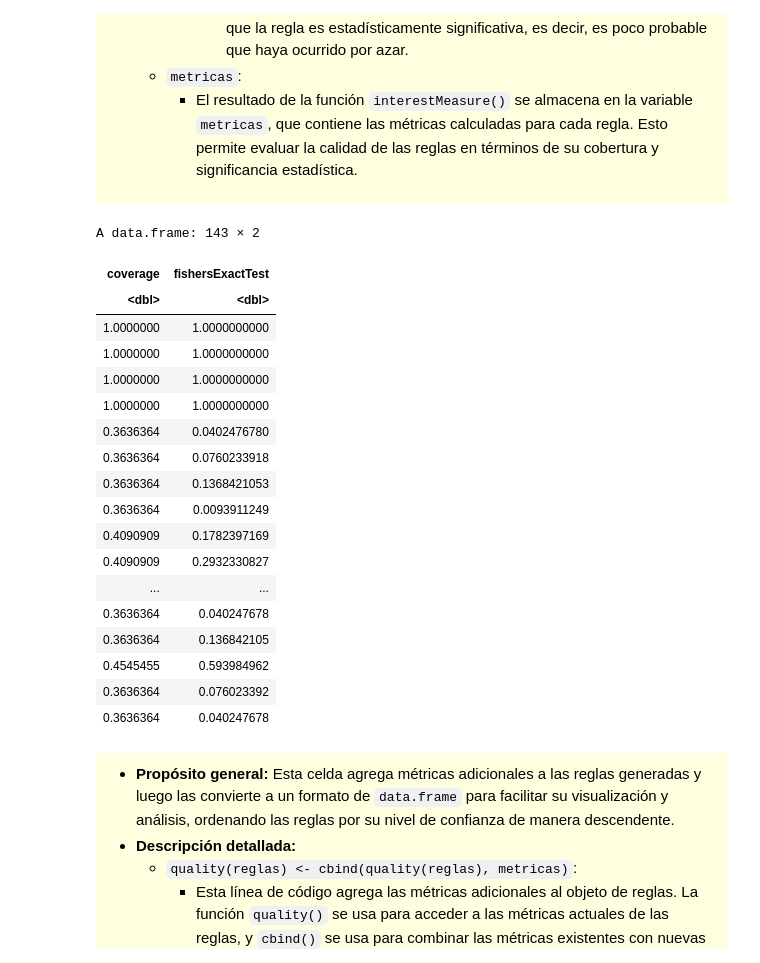
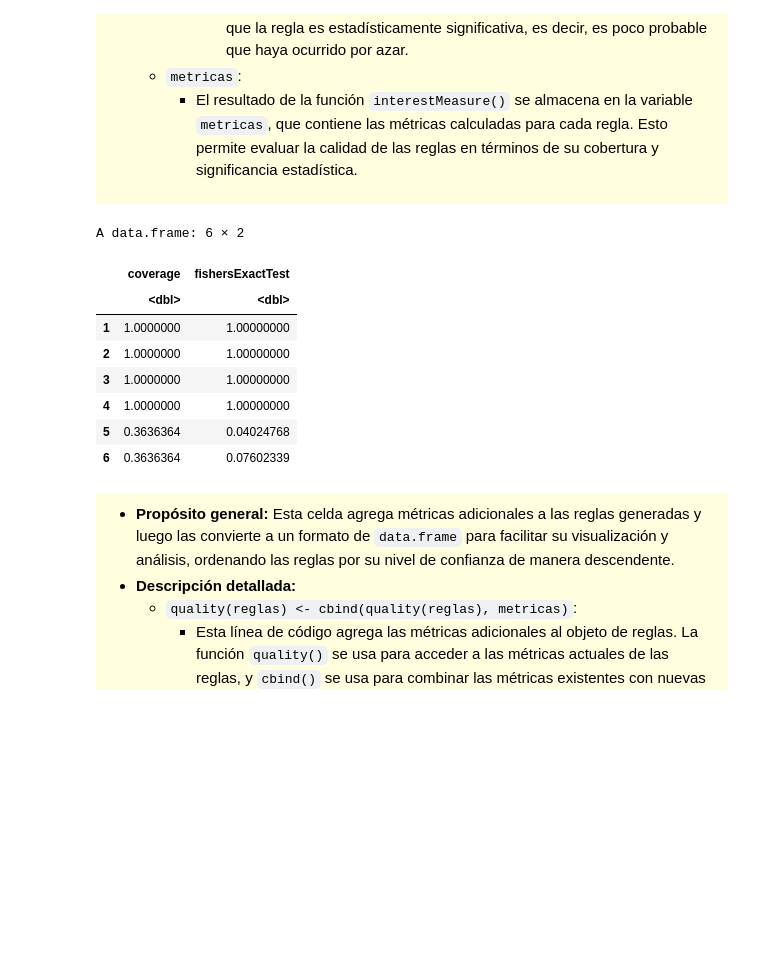
Before and after one commit to cristiandelahooz/descriptive-model-apriori, a Jupyter notebook: notebooks/asociacion/apriori.ipynb, the cells around one changed output. Cells and saved outputs as stored; diff of their text form; code cells hidden in the pictures; blank space fills up the shorter version.

Commit message:
feat: enhance data visualization and improve analysis workflow in notebooks

```diff
--- a/notebooks/asociacion/apriori.ipynb
+++ b/notebooks/asociacion/apriori.ipynb
@@ -658,29 +658,19 @@ creating S4 object  ... done [0.00s].
 # %%
 metricas <- interestMeasure(reglas,
   measure = c("coverage", "fishersExactTest"),
   transactions = transacciones
 )
-metricas
+head(metricas)
 # %% [output]
-A data.frame: 143 × 2
+A data.frame: 6 × 2
-| coverage | fishersExactTest |
-| <dbl> | <dbl> |
-| 1.0000000 | 1.0000000000 |
-| 1.0000000 | 1.0000000000 |
-| 1.0000000 | 1.0000000000 |
-| 1.0000000 | 1.0000000000 |
-| 0.3636364 | 0.0402476780 |
-| 0.3636364 | 0.0760233918 |
-| 0.3636364 | 0.1368421053 |
-| 0.3636364 | 0.0093911249 |
-| 0.4090909 | 0.1782397169 |
-| 0.4090909 | 0.2932330827 |
-| ... | ... |
-| 0.3636364 | 0.040247678 |
-| 0.3636364 | 0.136842105 |
-| 0.4545455 | 0.593984962 |
-| 0.3636364 | 0.076023392 |
-| 0.3636364 | 0.040247678 |
+|  | coverage | fishersExactTest |
+|  | <dbl> | <dbl> |
+| 1 | 1.0000000 | 1.00000000 |
+| 2 | 1.0000000 | 1.00000000 |
+| 3 | 1.0000000 | 1.00000000 |
+| 4 | 1.0000000 | 1.00000000 |
+| 5 | 0.3636364 | 0.04024768 |
+| 6 | 0.3636364 | 0.07602339 |
 # %% [markdown]
 <div style="background-color: #FFFFE0; font-family: 'Times New Roman'; padding: 10px;">
     <ul>
```
Also changed, not shown: parts of 2 cells of this notebook.
